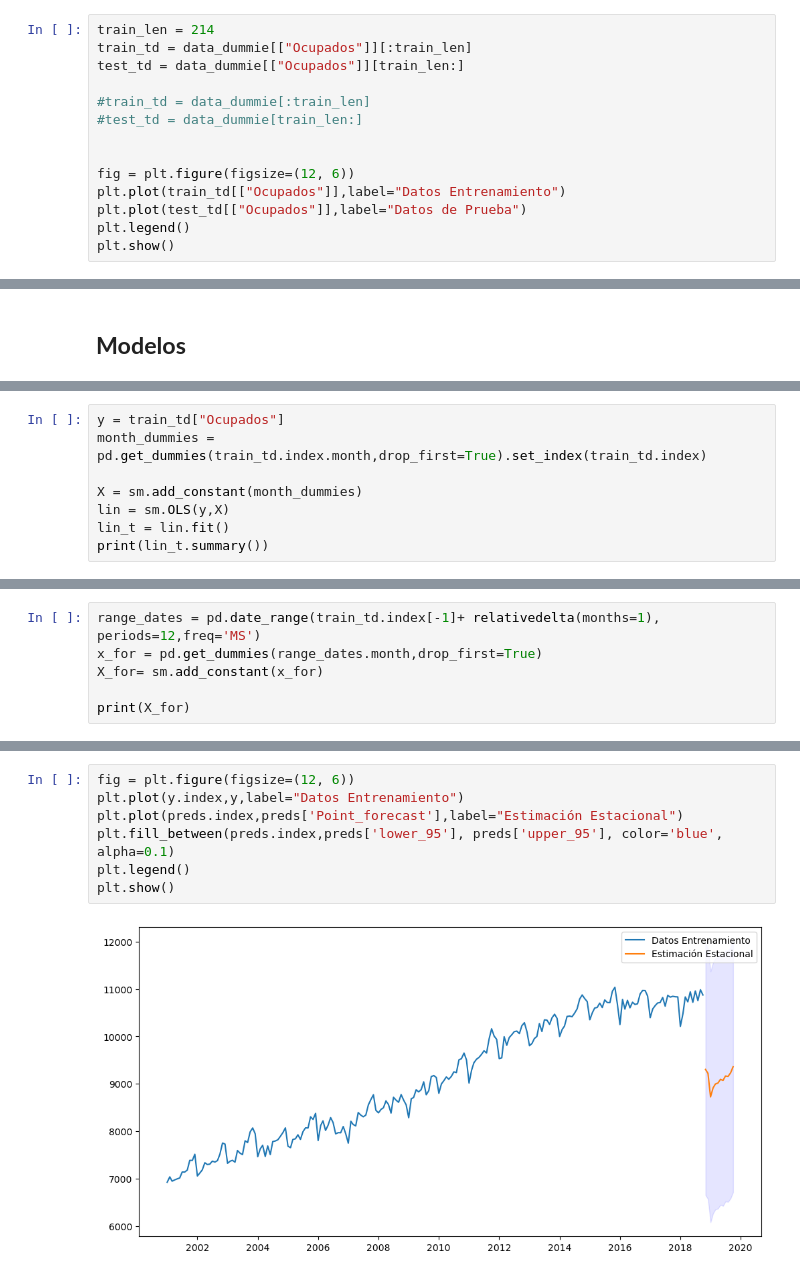
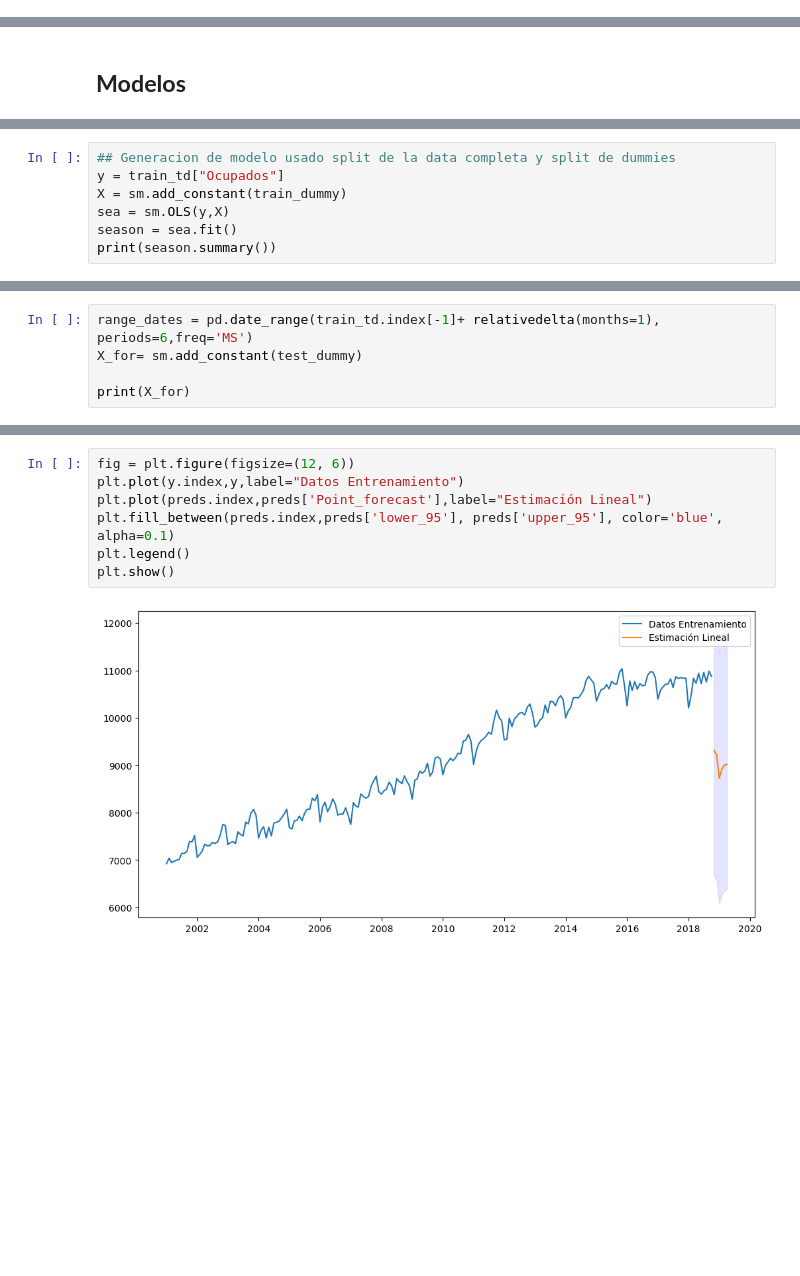
Before and after one commit to carlosjara/MCD_FAII, a Jupyter notebook: FAII/FAII/Talleres/T2_Tendencia_y_Estacionalidad.ipynb, the cells around one changed output, grey strips where cells are left out. Cells and saved outputs as stored; diff of their text form; blank space fills up the shorter version.

```diff
--- a/FAII/FAII/Talleres/T2_Tendencia_y_Estacionalidad.ipynb
+++ b/FAII/FAII/Talleres/T2_Tendencia_y_Estacionalidad.ipynb
@@ -54,17 +69,3 @@ Notes:
 #Matriz de resultados
 Resultados_columnas = ['Modelo', 'Configuración', 'RMSE', 'Coef R2']
 Resultados = pd.DataFrame(columns=Resultados_columnas)
-# %%
-train_len = 214
-train_td = data_dummie[["Ocupados"]][:train_len]
-test_td = data_dummie[["Ocupados"]][train_len:]
-
-#train_td = data_dummie[:train_len]
-#test_td = data_dummie[train_len:]
-
-
-fig = plt.figure(figsize=(12, 6))
-plt.plot(train_td[["Ocupados"]],label="Datos Entrenamiento")
-plt.plot(test_td[["Ocupados"]],label="Datos de Prueba")
-plt.legend()
-plt.show()
@@ -77,8 +75,0 @@ plt.show()
-# %%
-y = train_td["Ocupados"]
-month_dummies = pd.get_dummies(train_td.index.month,drop_first=True).set_index(train_td.index)
-
-X = sm.add_constant(month_dummies)
-lin = sm.OLS(y,X)
-lin_t = lin.fit()
-print(lin_t.summary())
@@ -102,0 +76,7 @@ Notes:
+# %%
+## Generacion de modelo usado split de la data completa y split de dummies
+y = train_td["Ocupados"]
+X = sm.add_constant(train_dummy)
+sea = sm.OLS(y,X)
+season = sea.fit()
+print(season.summary())
@@ -117,7 +115,6 @@ plt.show()
 # %%
-range_dates = pd.date_range(train_td.index[-1]+ relativedelta(months=1), periods=12,freq='MS')
-x_for = pd.get_dummies(range_dates.month,drop_first=True)
-X_for= sm.add_constant(x_for)
+range_dates = pd.date_range(train_td.index[-1]+ relativedelta(months=1), periods=6,freq='MS')
+X_for= sm.add_constant(test_dummy)
 
 print(X_for)
 # %% [output]
@@ -161,12 +147,12 @@ print(preds)
 # %%
 fig = plt.figure(figsize=(12, 6))
 plt.plot(y.index,y,label="Datos Entrenamiento")
-plt.plot(preds.index,preds['Point_forecast'],label="Estimación Estacional")
+plt.plot(preds.index,preds['Point_forecast'],label="Estimación Lineal")
 plt.fill_between(preds.index,preds['lower_95'], preds['upper_95'], color='blue', alpha=0.1)
 plt.legend()
 plt.show()
 # %% [output]
-[figure, old version]
+[figure, new version]
 # %%
 # Tomar y_test del conjunto de prueba
 y_test = test_td["Ocupados"]
```
Also changed, not shown: parts of 88 cells of this notebook, 11 other files.
